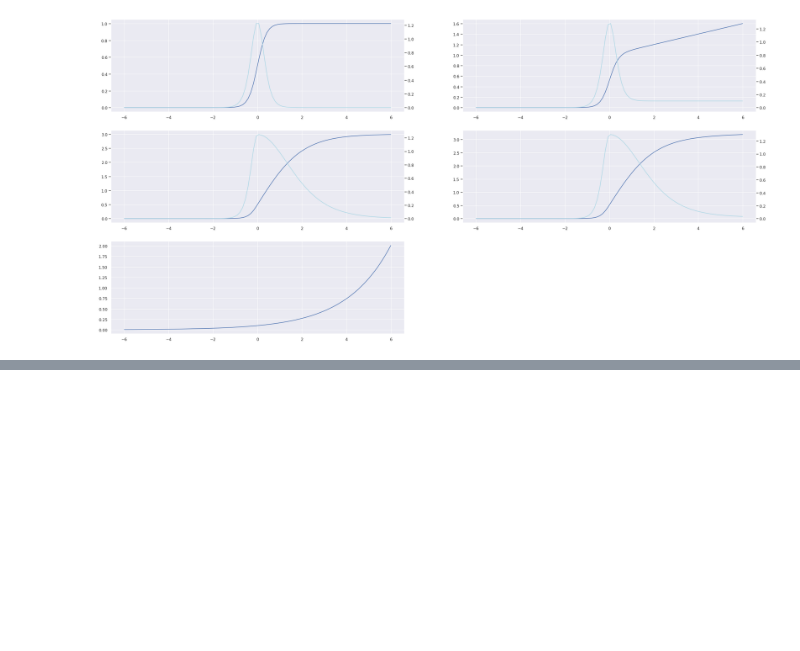
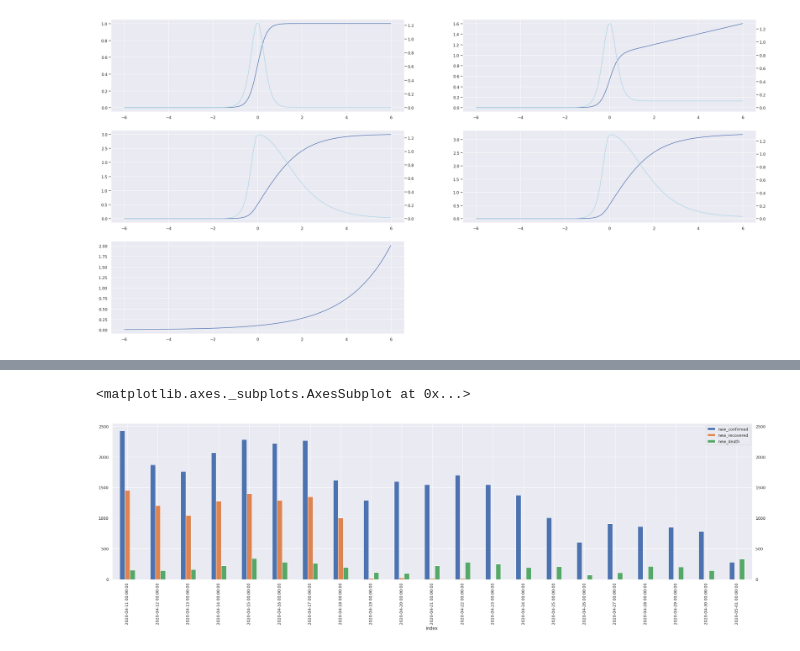
Before and after one commit to cs224/covid-19-data-analysis, a Jupyter notebook: 2020-05-meetup/010-infection-dynamics-curve-fitting.ipynb, the cells around one changed output, grey strips where cells are left out. Saved outputs shown, nothing was run; the diff lists cells and outputs as text; code cells hidden in the pictures; blank space fills up the shorter version.

```diff
--- a/2020-05-meetup/010-infection-dynamics-curve-fitting.ipynb
+++ b/2020-05-meetup/010-infection-dynamics-curve-fitting.ipynb
@@ -68,0 +95,5 @@ ax.plot(x, covid19.fitExp(x, 0.1, 0.5))
+# %%
+df = covid19.get_rki_df()
+df = df[df.index < pd.to_datetime('2020-05-02')]
+cbr_germany = covid19.CasesByRegion('Germany', df=df)
+cbr_germany.tail()
@@ -68,0 +108,5 @@ ax.plot(x, covid19.fitExp(x, 0.1, 0.5))
+# %%
+cbr_germany.plot_daily_stats()
+# %% [output]
+<matplotlib.axes._subplots.AxesSubplot at 0x...>
+[figure, added]
```
Also changed, not shown: parts of 8 cells of this notebook.
